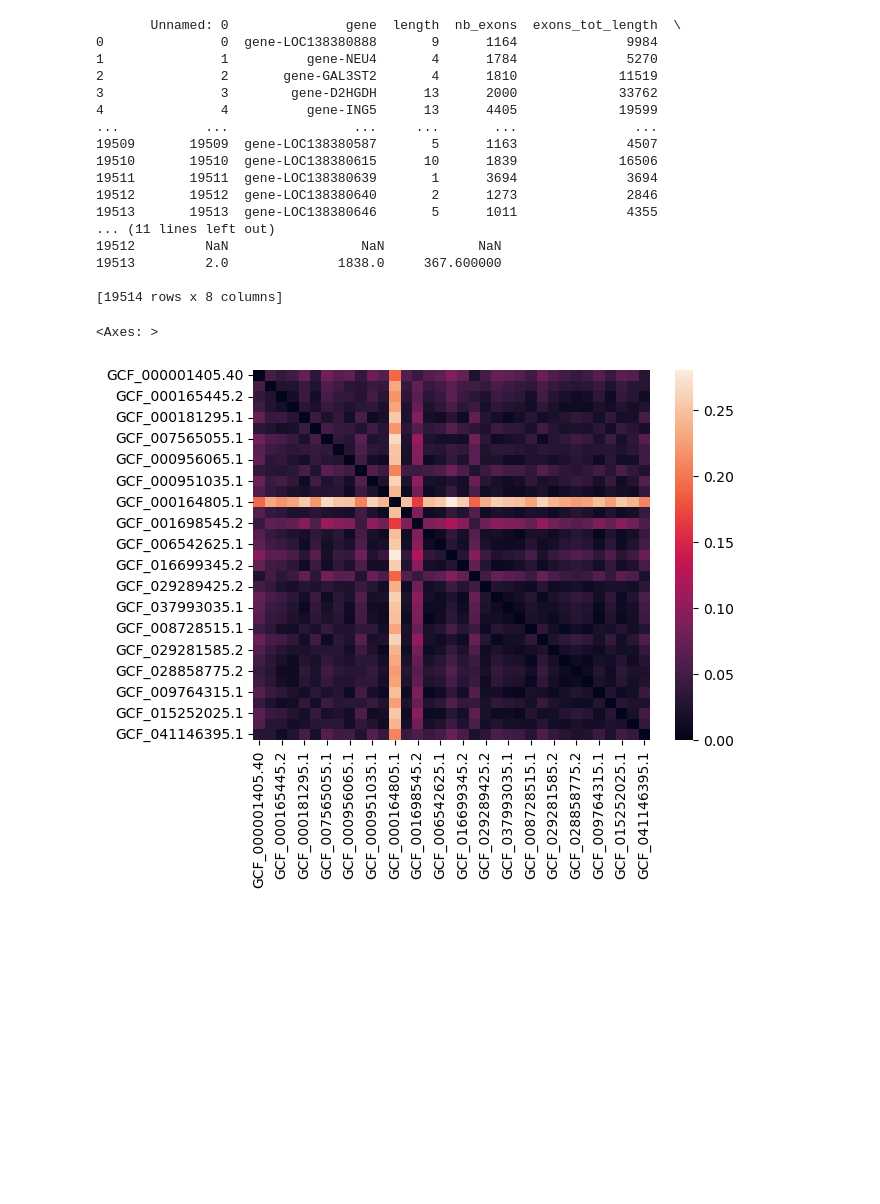
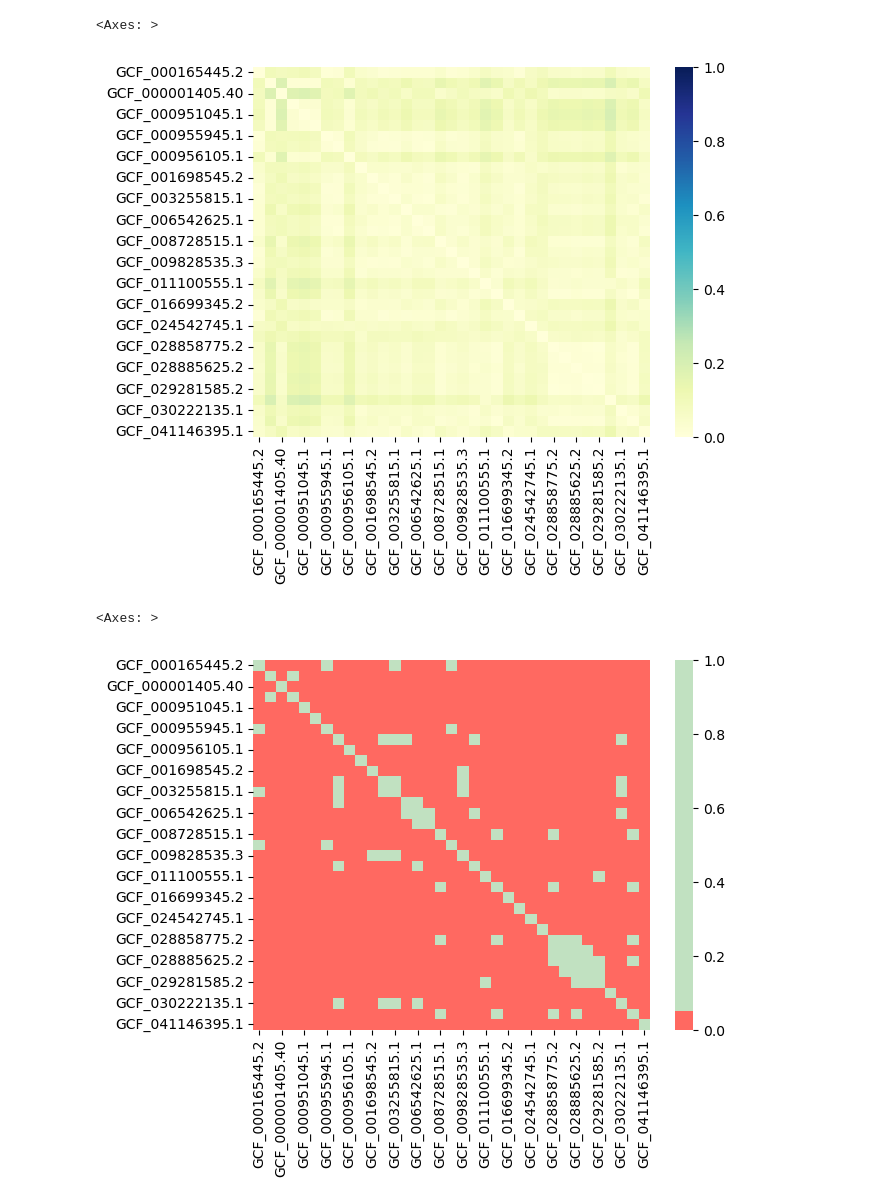
Before and after one commit to RoseCollot/Stage_CSTB_2025, a Jupyter notebook: code/notebook_graphs.ipynb, the cells around one changed output. Saved outputs shown, nothing was run; the diff lists cells and outputs as text; code cells hidden in the pictures; blank space fills up the shorter version.

Commit message:
"modifications table's columns and graphs"

```diff
--- a/code/notebook_graphs.ipynb
+++ b/code/notebook_graphs.ipynb
@@ -10,17 +10,15 @@ import gffutils
 #for all genomes
 def create_table (path_to_df_dir, path_to_output) :
     list_species = []
-    list_genomes = []
     for genome in os.scandir(path_to_df_dir) :
-        list_genomes.append(genome.name)
         path_dir= os.path.join(path_to_df_dir,genome.name)
         df = pd.read_csv(os.path.join(path_dir,'df'))
         df_exons = pd.read_csv(os.path.join(path_dir,'df_exons'))
         df_introns = pd.read_csv(os.path.join(path_dir,'df_introns'))
         df_stats = pd.read_csv(os.path.join(path_dir,'df_stats'))
         specie = []
-        specie.append(specie_name)
-        specie.append(genome_id)
+        specie.append(genome.name)
+        genes_mean_length = np.mean(df_stats['length'])
         specie.append(genes_mean_length)
         nb_genes = len(df['gene'].unique())
         specie.append(nb_genes)
@@ -28,18 +26,20 @@ def create_table (path_to_df_dir, path_to_output) :
         specie.append(nb_trancripts)
         nb_exons = len(df_exons)
         specie.append(nb_exons)
+        exons_mean_length = np.mean(df_exons['length'])
         specie.append(exons_mean_length)
         exon_ratio = np.mean(df_stats['ratio_exons'])
         specie.append(exon_ratio)
         nb_introns = len(df_introns)
         specie.append(nb_introns)
+        intron_mean_length = np.mean(df_introns['length'])
         specie.append(intron_mean_length)
         intron_ratio = np.mean(df_stats['ratio_introns'])
         specie.append(intron_ratio)
         list_species.append(specie)
     table_species = pd.DataFrame(list_species,
-                                 columns=('species','genome_id','genes_mean_length','nb_genes','nb_transcripts','nb_exons','exons_mean_length','exon_ratio','nb_introns','introns_mean_length','intron_ratio'),
-                                 index=list_genomes)
+                                 columns=('genome_id','genes_mean_length','nb_genes','nb_transcripts','nb_exons','exons_mean_length','exon_ratio','nb_introns','introns_mean_length','intron_ratio'))
+    table_species = table_species.sort_values(by='genome_id')
     table_species.to_csv(path_to_output)
     return table_species
 
@@ -66,43 +93,50 @@ GCF_041146395.1   29596.896859  4111.075126
+# %%
+def create_df (path_to_df_dir) :
+    genome_list = []
+    df=[]
+    for genome in os.scandir(path_to_df_dir) :
+        genome_list.append(genome.name)
+
+    for i in range(len(genome_list)):
+        path_dir= os.path.join(path_to_df_dir,genome_list[i])
+        df_stats_i = pd.read_csv(os.path.join(path_dir,'df_stats'))
+        row = []
+        for j in range(len(genome_list)):
+            path_dir= os.path.join(path_to_df_dir,genome_list[j])
+            df_stats_j = pd.read_csv(os.path.join(path_dir,'df_stats'))
+            ks_score = scipy.stats.ks_2samp(df_stats_i['ratio_exons'], df_stats_j['ratio_exons'],nan_policy='omit')
+            row.append(ks_score.statistic)
+        df.append(row)
+    df_ks = pd.DataFrame(df, columns=genome_list, index=genome_list)
+    return df_ks
+
+df_ks_e = create_df('/home/collot/stage/collot/output_dataframes')
+sns.heatmap(df_ks_e, vmax=1, cmap="YlGnBu")
+# %% [output]
+<Axes: >
+[figure, added]
 # %%
 def create_df (path_to_df_dir) :
     genome_list = []
     df=[]
     for genome in os.scandir(path_to_df_dir) :
         genome_list.append(genome.name)
 
     for i in range(len(genome_list)):
         path_dir= os.path.join(path_to_df_dir,genome_list[i])
         df_stats_i = pd.read_csv(os.path.join(path_dir,'df_stats'))
         row = []
         for j in range(len(genome_list)):
             path_dir= os.path.join(path_to_df_dir,genome_list[j])
             df_stats_j = pd.read_csv(os.path.join(path_dir,'df_stats'))
             ks_score = scipy.stats.ks_2samp(df_stats_i['ratio_introns'], df_stats_j['ratio_introns'],nan_policy='omit')
-            row.append(ks_score.statistic)
+            row.append(ks_score.pvalue)
         df.append(row)
-    print(df_stats_i)
     df_ks = pd.DataFrame(df, columns=genome_list, index=genome_list)
     return df_ks
 
 df_ks = create_df('/home/collot/stage/collot/output_dataframes')
-sns.heatmap(df_ks)
+sns.heatmap(df_ks, cmap=['#FF6961','#C1E1C1'], center=.05)
 # %% [output]
-       Unnamed: 0               gene  length  nb_exons  exons_tot_length  \
-0               0  gene-LOC138380888       9      1164              9984
-1               1          gene-NEU4       4      1784              5270
-2               2       gene-GAL3ST2       4      1810             11519
-3               3        gene-D2HGDH      13      2000             33762
-4               4          gene-ING5      13      4405             19599
-...           ...                ...     ...       ...               ...
-19509       19509  gene-LOC138380587       5      1163              4507
-19510       19510  gene-LOC138380615      10      1839             16506
-19511       19511  gene-LOC138380639       1      3694              3694
-19512       19512  gene-LOC138380640       2      1273              2846
-19513       19513  gene-LOC138380646       5      1011              4355
-... (11 lines left out)
-19512         NaN                 NaN            NaN
-19513         2.0              1838.0     367.600000
-
-[19514 rows x 8 columns]
+<Axes: >
-<Axes: >
-[figure, old version]
+[figure, new version]
```
Also changed, not shown: parts of 4 cells of this notebook.
